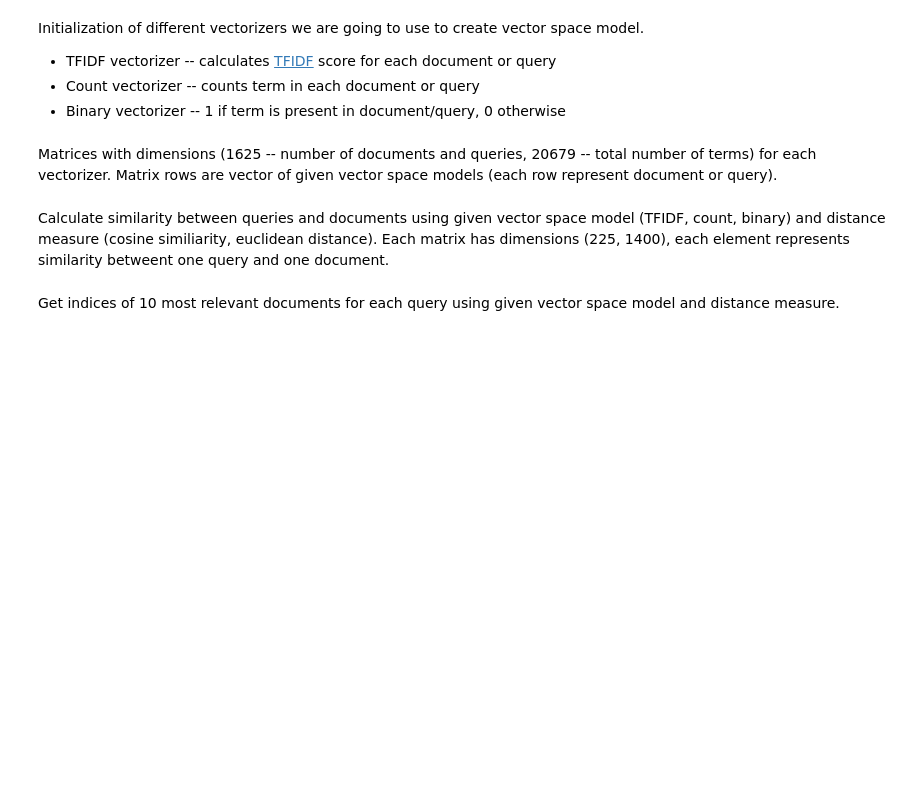
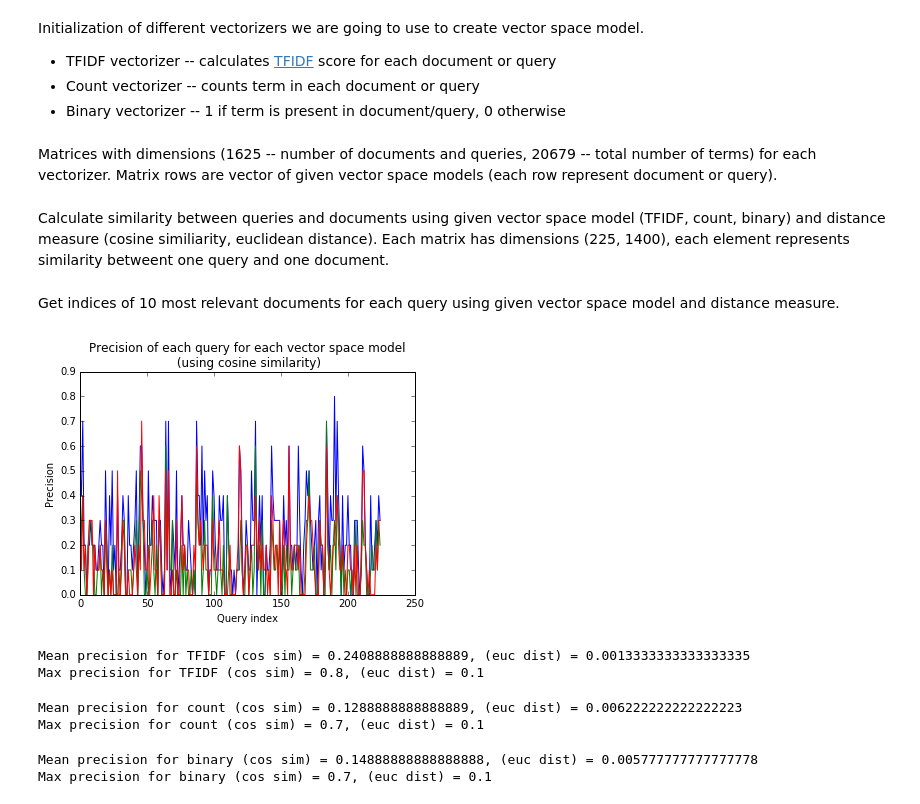
Before and after one commit to ggljzr/mi-ddw, a Jupyter notebook: Task 2 - Indexing & Document retrieval/task2.ipynb, the cells around one changed output. Saved outputs shown, nothing was run; the diff lists cells and outputs as text; code cells hidden in the pictures; blank space fills up the shorter version.

Commit message:
comparison of different vector space models/distances

```diff
--- a/Task 2 - Indexing & Document retrieval/task2.ipynb
+++ b/Task 2 - Indexing & Document retrieval/task2.ipynb
@@ -68,8 +87,8 @@ bin_matrix = binary_vectorizer.fit_transform(corpus)
 # %% [markdown]
 Calculate similarity between queries and documents using given vector space model (TFIDF, count, binary) and distance measure (cosine similiarity, euclidean distance). Each matrix has dimensions (225, 1400), each element represents similarity betweent one query and one document.
 # %%
-r_tfdif_cos = np.array(cosine_similarity(tfidf_matrix[1400:], tfidf_matrix[:1400]))
-r_tfdif_euc = np.array(pairwise_distances(tfidf_matrix[1400:], tfidf_matrix[:1400]))
+r_tfidf_cos = np.array(cosine_similarity(tfidf_matrix[1400:], tfidf_matrix[:1400]))
+r_tfidf_euc = np.array(pairwise_distances(tfidf_matrix[1400:], tfidf_matrix[:1400]))
 
 r_count_cos = np.array(cosine_similarity(count_matrix[1400:], count_matrix[:1400]))
 r_count_euc = np.array(pairwise_distances(count_matrix[1400:], count_matrix[:1400]))
@@ -79,11 +98,54 @@ r_bin_euc = np.array(pairwise_distances(bin_matrix[1400:], bin_matrix[:1400]))
 # %% [markdown]
 Get indices of 10 most relevant documents for each query using given vector space model and distance measure.
 # %%
-top_relevant_tfdif_cos = get_top_n(r_tfdif_cos)
-top_relevant_tfdif_euc = get_top_n(r_tfdif_euc)
+top_relevant_tfidf_cos = get_top_n(r_tfidf_cos)
+top_relevant_tfidf_euc = get_top_n(r_tfidf_euc)
 
 top_relevant_count_cos = get_top_n(r_count_cos)
 top_relevant_count_euc = get_top_n(r_count_euc)
 
 top_relevant_bin_cos = get_top_n(r_bin_cos)
 top_relevant_bin_euc = get_top_n(r_bin_euc)
+# %%
+tfidf_cos_prf = get_prf_dict(top_relevant_tfidf_cos)
+tfidf_euc_prf = get_prf_dict(top_relevant_tfidf_euc)
+
+count_cos_prf = get_prf_dict(top_relevant_count_cos)
+count_euc_prf = get_prf_dict(top_relevant_count_euc)
+
+bin_cos_prf = get_prf_dict(top_relevant_bin_cos)
+bin_euc_prf = get_prf_dict(top_relevant_bin_euc)
+# %%
+plt.plot(tfidf_cos_prf['p'])
+plt.plot(count_cos_prf['p'])
+plt.plot(bin_cos_prf['p'])
+plt.title('Precision of each query for each vector space model\n (using cosine similarity)')
+plt.xlabel('Query index')
+plt.ylabel('Precision')
+plt.show()
+# %% [output]
+[figure, added]
+# %%
+tfidf_mean_p = (tfidf_cos_prf['p'].mean(), tfidf_euc_prf['p'].mean())
+tfidf_max_p = (tfidf_cos_prf['p'].max(), tfidf_euc_prf['p'].max())
+print('Mean precision for TFIDF (cos sim) = {}, (euc dist) = {}'.format(tfidf_mean_p[0], tfidf_mean_p[1]))
+print('Max precision for TFIDF (cos sim) = {}, (euc dist) = {}'.format(tfidf_max_p[0], tfidf_max_p[1]))
+# %% [output]
+Mean precision for TFIDF (cos sim) = 0.2408888888888889, (euc dist) = 0.0013333333333333335
+Max precision for TFIDF (cos sim) = 0.8, (euc dist) = 0.1
+# %%
+count_mean_p = (count_cos_prf['p'].mean(), count_euc_prf['p'].mean())
+count_max_p = (count_cos_prf['p'].max(), count_euc_prf['p'].max())
+print('Mean precision for count (cos sim) = {}, (euc dist) = {}'.format(count_mean_p[0], count_mean_p[1]))
+print('Max precision for count (cos sim) = {}, (euc dist) = {}'.format(count_max_p[0], count_max_p[1]))
+# %% [output]
+Mean precision for count (cos sim) = 0.1288888888888889, (euc dist) = 0.006222222222222223
+Max precision for count (cos sim) = 0.7, (euc dist) = 0.1
+# %%
+bin_mean_p = (bin_cos_prf['p'].mean(), bin_euc_prf['p'].mean())
+bin_max_p = (bin_cos_prf['p'].max(), bin_euc_prf['p'].max())
+print('Mean precision for binary (cos sim) = {}, (euc dist) = {}'.format(bin_mean_p[0], bin_mean_p[1]))
+print('Max precision for binary (cos sim) = {}, (euc dist) = {}'.format(bin_max_p[0], bin_max_p[1]))
+# %% [output]
+Mean precision for binary (cos sim) = 0.14888888888888888, (euc dist) = 0.005777777777777778
+Max precision for binary (cos sim) = 0.7, (euc dist) = 0.1
```
Also changed, not shown: parts of 2 cells of this notebook, 1 other file.
